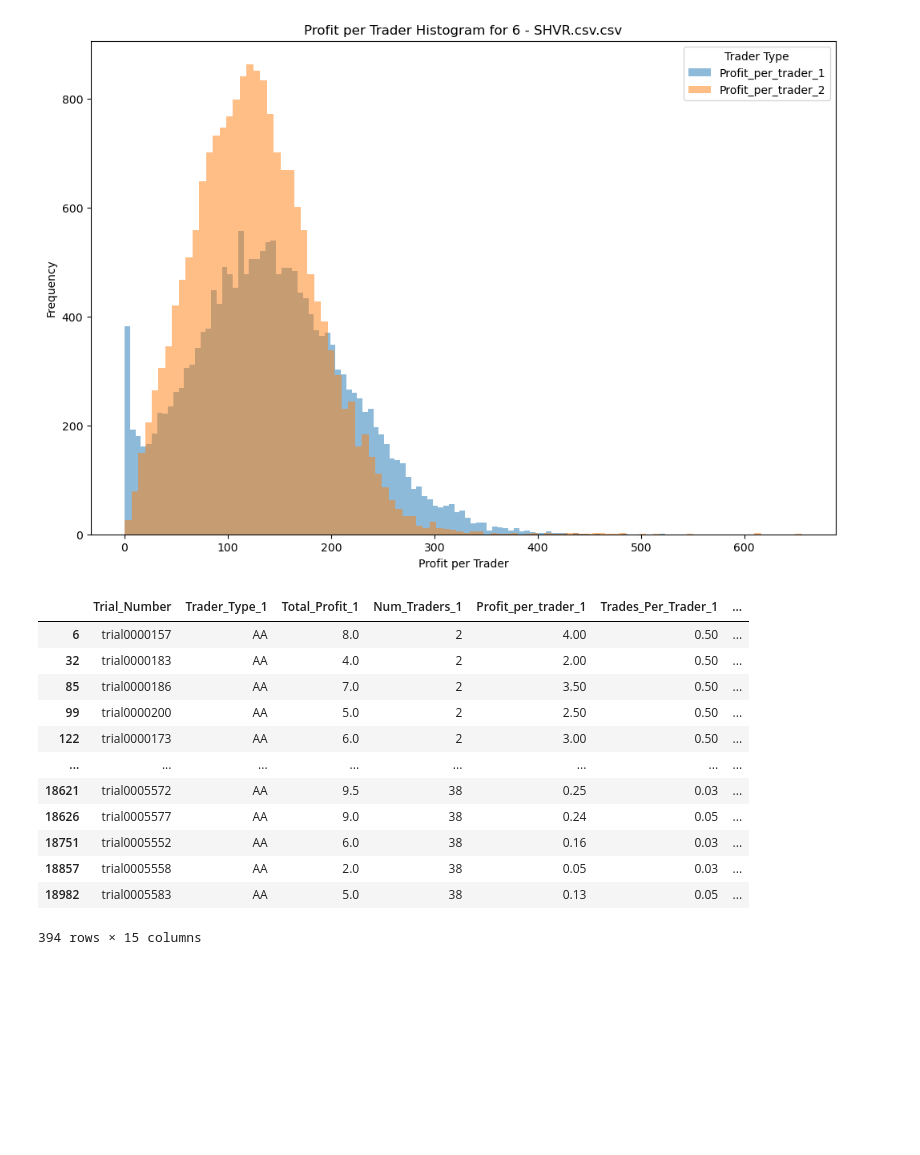
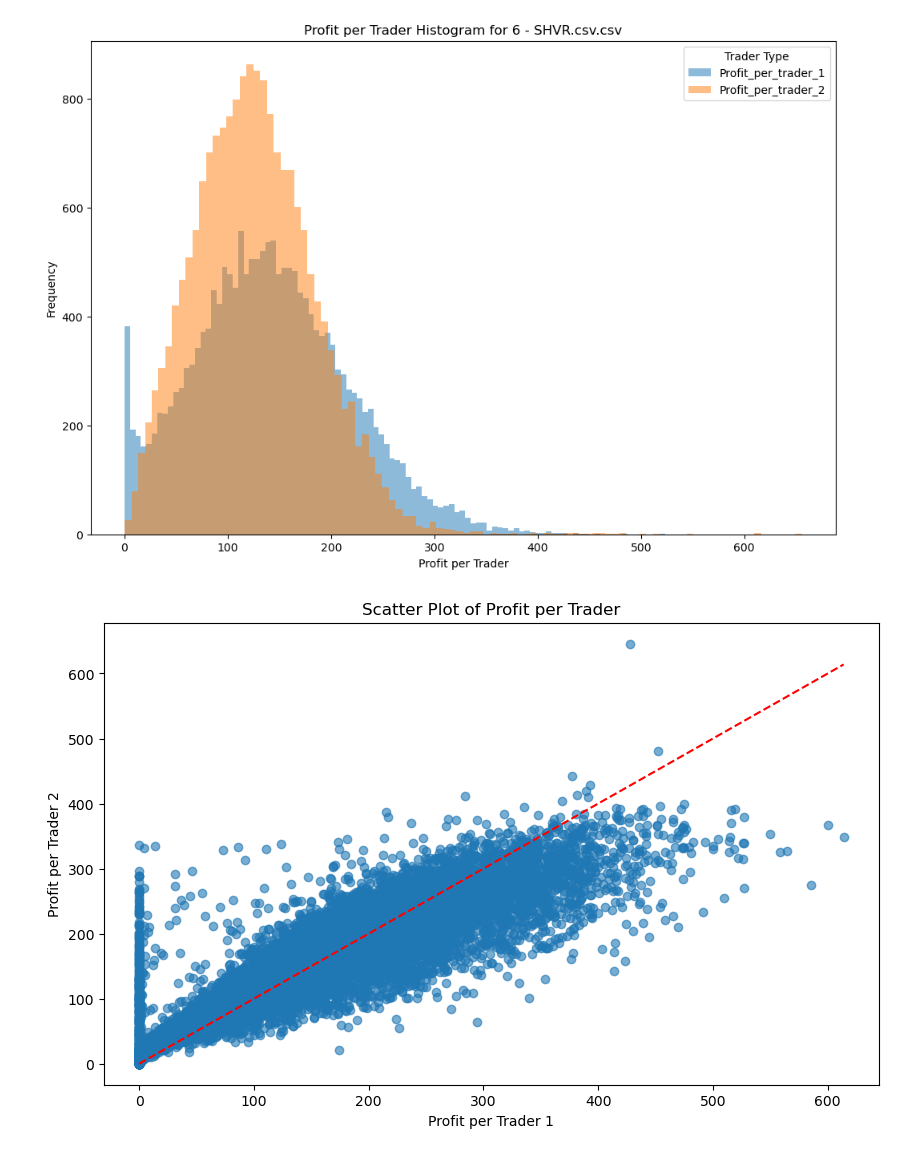
Before and after one commit to Cam-Dipol/Deep-Learning-Trader-BFBSE, a Jupyter notebook: Results_analysis v2.ipynb, the cells around one changed output. Saved outputs shown, nothing was run; the diff lists cells and outputs as text; code cells hidden in the pictures; blank space fills up the shorter version.

```diff
--- a/Results_analysis v2.ipynb
+++ b/Results_analysis v2.ipynb
@@ -189,16 +174,23 @@ poor_aa = df[
 # %%
-poor_aa
+import pandas as pd
+import matplotlib.pyplot as plt
+
+df = pd.read_csv(r'C:\Users\camer\Documents\Masters Thesis\Data\Testing data\DFBA2 1secbatch 30sec customer order\2 - ZIP.csv')
+
+# df = df[
+#         (df['Profit_per_trader_1'] >= 1) &
+#         (df['Profit_per_trader_2'] >= 1)
+#     ]
+
+
+plt.figure(figsize=(10, 6))
+plt.scatter(df['Profit_per_trader_1'], df['Profit_per_trader_2'], alpha=0.6)
+plt.plot([df['Profit_per_trader_1'].min(), df['Profit_per_trader_1'].max()],
+         [df['Profit_per_trader_1'].min(), df['Profit_per_trader_1'].max()],
+         color='red', linestyle='--')
+plt.xlabel('Profit per Trader 1')
+plt.ylabel('Profit per Trader 2')
+plt.title('Scatter Plot of Profit per Trader')
+plt.show()
 # %% [output]
-|  | Trial_Number | Trader_Type_1 | Total_Profit_1 | Num_Traders_1 | Profit_per_trader_1 | Trades_Per_Trader_1 | ... |
-| 6 | trial0000157 | AA | 8.0 | 2 | 4.00 | 0.50 | ... |
-| 32 | trial0000183 | AA | 4.0 | 2 | 2.00 | 0.50 | ... |
-| 85 | trial0000186 | AA | 7.0 | 2 | 3.50 | 0.50 | ... |
-| 99 | trial0000200 | AA | 5.0 | 2 | 2.50 | 0.50 | ... |
-| 122 | trial0000173 | AA | 6.0 | 2 | 3.00 | 0.50 | ... |
-| ... | ... | ... | ... | ... | ... | ... | ... |
-| 18621 | trial0005572 | AA | 9.5 | 38 | 0.25 | 0.03 | ... |
-| 18626 | trial0005577 | AA | 9.0 | 38 | 0.24 | 0.05 | ... |
-| 18751 | trial0005552 | AA | 6.0 | 38 | 0.16 | 0.03 | ... |
-| 18857 | trial0005558 | AA | 2.0 | 38 | 0.05 | 0.03 | ... |
-| 18982 | trial0005583 | AA | 5.0 | 38 | 0.13 | 0.05 | ... |
-394 rows × 15 columns
+[figure, added]
```
Also changed, not shown: parts of 12 cells of this notebook, 8 other files.
